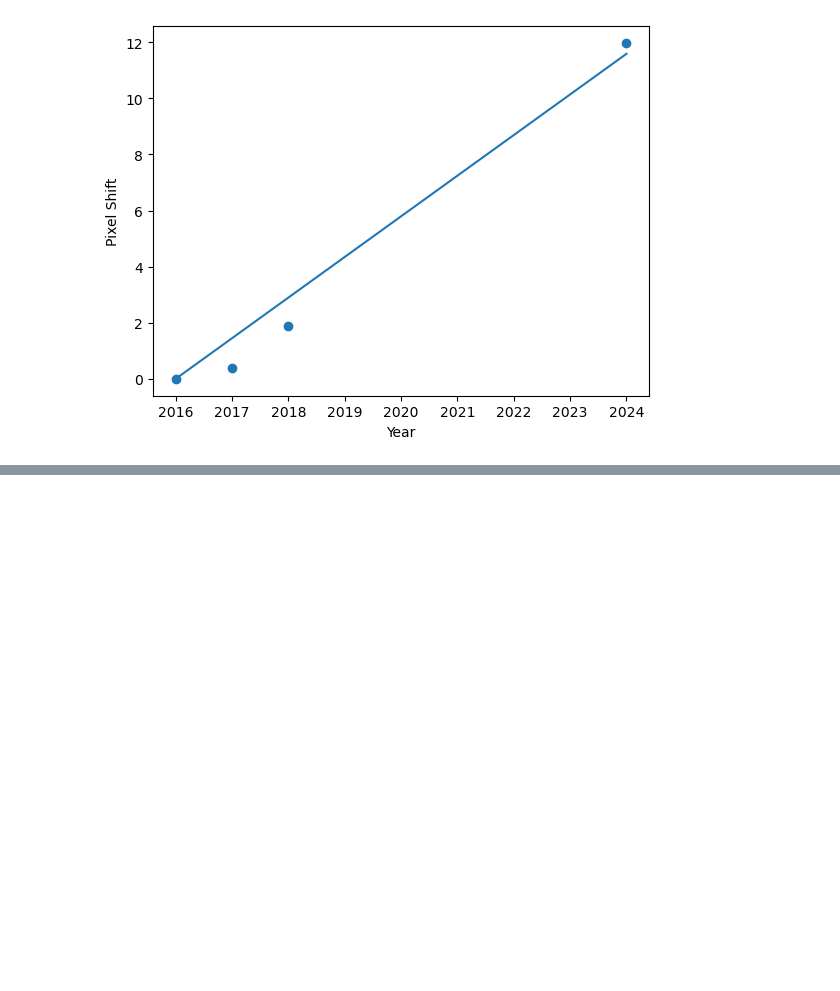
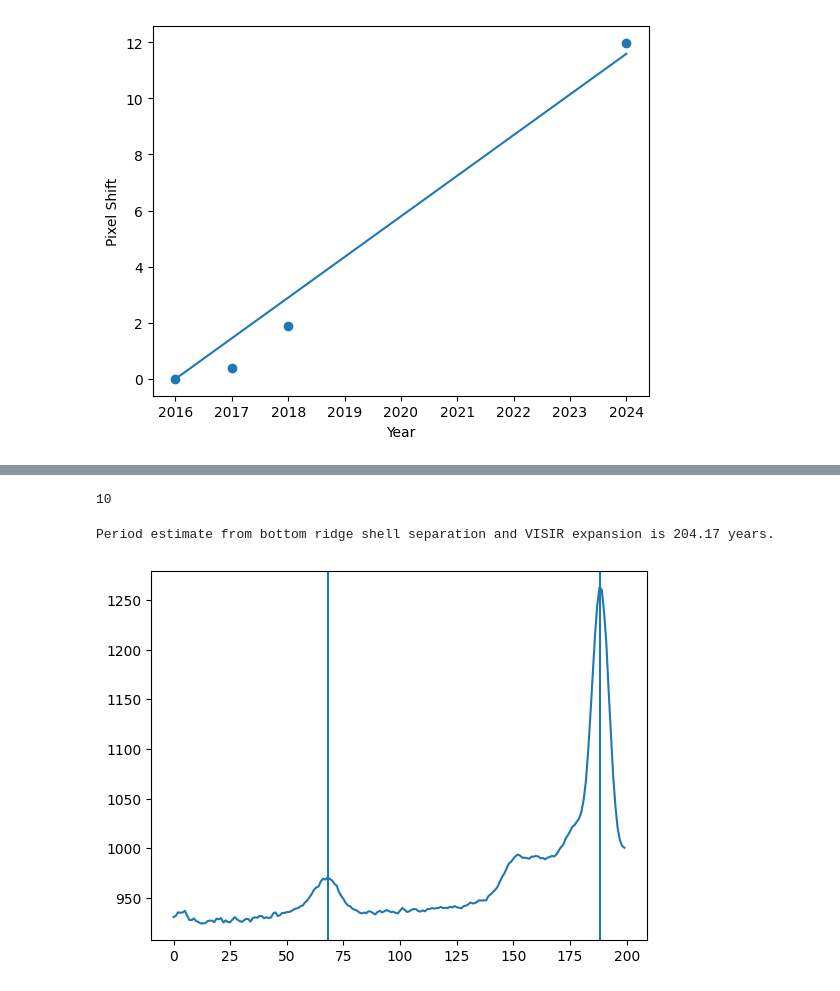
Before and after one commit to ryanwhite1/Wolf-Rayets, a Jupyter notebook: Expansion_Rate_and_Period.ipynb, the cells around one changed output, grey strips where cells are left out. Saved outputs shown, nothing was run; the diff lists cells and outputs as text; code cells hidden in the pictures; blank space fills up the shorter version.

Commit message:
Update expansion code

```diff
--- a/Expansion_Rate_and_Period.ipynb
+++ b/Expansion_Rate_and_Period.ipynb
@@ -562,0 +739,25 @@ Hence the windspeed from the bottom edge is 742.2 km/s
+# %%
+jwst_pscale = np.sqrt(jwst_data[1].header['PIXAR_A2']) * 1000
+jwst_data[0].header
+# %% [output]
+10
+# %%
+fig, ax = plt.subplots()
+brightness_bottom = jwst_image[:, jwst_center_x][400:600]
+ax.plot(np.arange(len(brightness_bottom)), brightness_bottom)
+
+first_peak_bottom = np.argmax(brightness_bottom[:100])
+second_peak_bottom = np.argmax(brightness_bottom)
+
+ax.axvline(first_peak_bottom)
+ax.axvline(second_peak_bottom)
+
+delta_pixels_bottom = second_peak_bottom - first_peak_bottom
+
+delta_angle_bottom = delta_pixels_bottom * jwst_pscale  # mas
+
+delta_year_bottom = delta_angle_bottom / bottom_ridge_expansion
+print(f"Period estimate from bottom ridge shell separation and VISIR expansion is {delta_year_bottom:.2f} years.")
+# %% [output]
+Period estimate from bottom ridge shell separation and VISIR expansion is 204.17 years.
+[figure, added]
```
Also changed, not shown: parts of 10 cells of this notebook.
